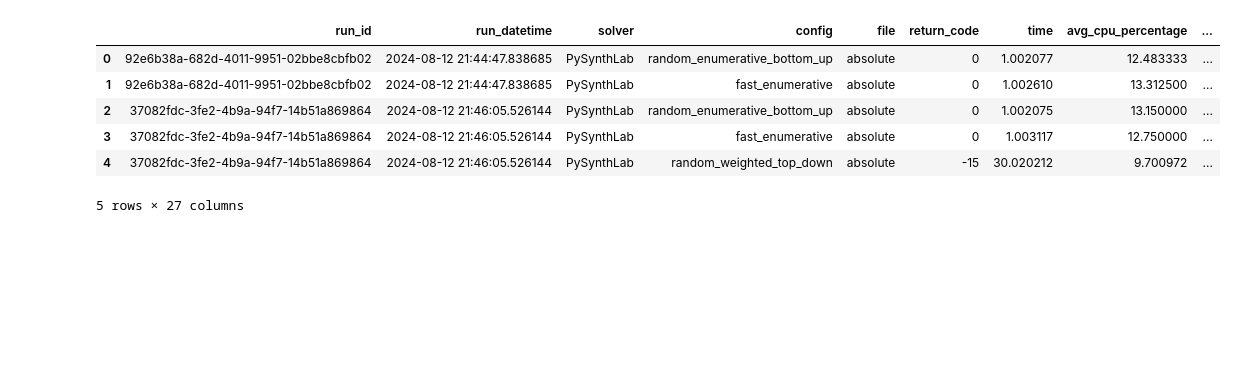
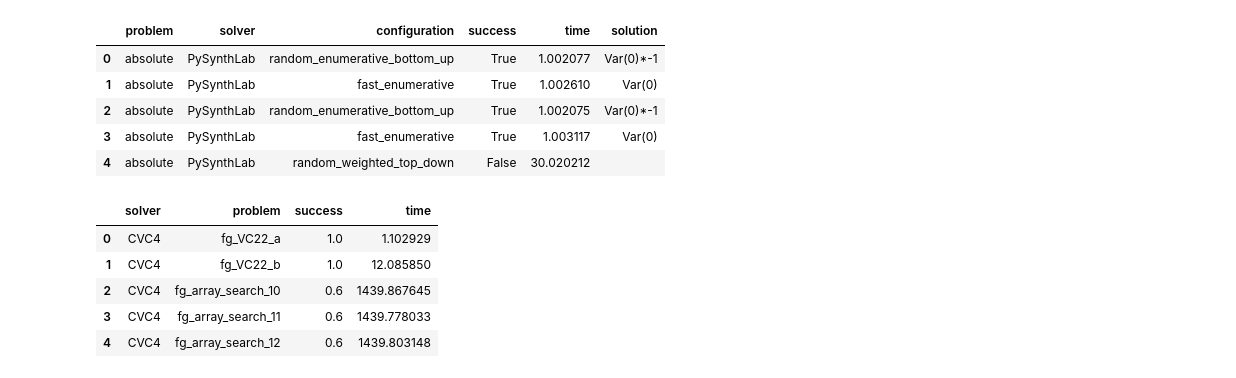
Before and after one commit to gschandan/PySynthLab, a Jupyter notebook: src/evaluation/comparison_other_solvers.ipynb, the cells around one changed output. Saved outputs shown, nothing was run; the diff lists cells and outputs as text; code cells hidden in the pictures; blank space fills up the shorter version.

Commit message:
analysing the older results

```diff
--- a/src/evaluation/comparison_other_solvers.ipynb
+++ b/src/evaluation/comparison_other_solvers.ipynb
@@ -7,6 +7,7 @@ df_pysynthlab = pd.read_csv('../benchmark/sygus_solver_pysynthlab_results_new.cs
 df_pysynthlab['run_datetime'] = pd.to_datetime(df_pysynthlab['run_datetime'])
 df_pysynthlab['solver'] = 'PySynthLab'
 df_pysynthlab['config'] = df_pysynthlab['config'].str.split('/').str[-1].str.replace('.yaml', '').str.replace('benchmark_','')
+df_pysynthlab.rename(columns={'config': 'configuration'}, inplace=True)
 df_pysynthlab['file'] = df_pysynthlab['file'].str.split('/').str[-1].str.replace('.sl', '')
 df_pysynthlab.rename(columns={'file': 'problem'}, inplace=True)
 df_pysynthlab['success'] = df_pysynthlab['return_code'] == 0
@@ -40,6 +41,7 @@ df_cvc5['config'] = (df_cvc5['config']
                 .str.replace('=', '_')
                 .str.replace(' ', '')
                 )
+df_cvc5.rename(columns={'config': 'configuration'}, inplace=True)
 df_cvc5['file'] = df_cvc5['file'].str.replace('/data/Documents/DataScience/Courses/Dissertation/problems/sygus_comp_2019_clia_track/', '').str.replace('.sl','').str.strip()
 df_cvc5.rename(columns={'file': 'problem'}, inplace=True)
 df_cvc5['solver'] = 'CVC5'
@@ -55,4 +57,24 @@ df_cvc5.head()
 | 4 | b699c394-9c7c-489d-ad5c-9ca3fb146a88 | 2024-08-11T16:52:48.609846 | CVC5 | smart_single_invocation_none | absolute | 0 | 0.101616 | 0.0 | ... |
 # %%
 df_comp = pd.read_csv('../../other_solvers/sygus_comp_2017_07_03_results/job_info.csv')
+
+def categorize_solver(solver_name):
+    solver_name = solver_name.lower()
+    if 'eusolver' in solver_name:
+        return 'EUSolver'
+    elif 'cvc4' in solver_name:
+        return 'CVC4'
+    elif 'euphony' in solver_name:
+        return 'Euphony'
+    elif 'dryadsynth' in solver_name:
+        return 'DryadSynth'
+    else:
+        return solver_name.capitalize()
+
+df_comp['benchmark'] = df_comp['benchmark'].apply(lambda x: x.split('/')[-1].split('.')[0].replace('CLIA_Track/',''))
+df_comp.rename(columns={'benchmark': 'problem'}, inplace=True)
+df_comp['solver'] = df_comp['solver'].apply(categorize_solver)
+df_comp['success'] = df_comp['status'] == 'complete'
+df_comp['solution'] = df_comp['result']
+df_comp['time'] = df_comp['cpu time']
 df_comp.head()
@@ -59,9 +88,27 @@ df_comp.head()
+# %%
+df_combined = pd.concat([
+    df_pysynthlab[['problem', 'solver', 'configuration', 'success', 'time', 'solution']],
+    df_cvc5[['problem', 'solver', 'configuration', 'success', 'time', 'solution']],
+    df_comp[['problem', 'solver', 'configuration', 'success', 'time', 'solution']]
+])
+df_combined.head()
+# %% [output]
+|  | problem | solver | configuration | success | time | solution |
+| 0 | absolute | PySynthLab | random_enumerative_bottom_up | True | 1.002077 | Var(0)*-1 |
+| 1 | absolute | PySynthLab | fast_enumerative | True | 1.002610 | Var(0) |
+| 2 | absolute | PySynthLab | random_enumerative_bottom_up | True | 1.002075 | Var(0)*-1 |
+| 3 | absolute | PySynthLab | fast_enumerative | True | 1.003117 | Var(0) |
+| 4 | absolute | PySynthLab | random_weighted_top_down | False | 30.020212 |  |
 # %%
+df_grouped = df_combined.groupby(['solver', 'problem']).agg({
+    'success': 'mean',
+    'time': 'mean'
+}).reset_index()
+df_grouped.head()
 # %% [output]
-|  | run_id | run_datetime | solver | config | file | return_code | time | avg_cpu_percentage | ... |
-| 0 | 92e6b38a-682d-4011-9951-02bbe8cbfb02 | 2024-08-12 21:44:47.838685 | PySynthLab | random_enumerative_bottom_up | absolute | 0 | 1.002077 | 12.483333 | ... |
-| 1 | 92e6b38a-682d-4011-9951-02bbe8cbfb02 | 2024-08-12 21:44:47.838685 | PySynthLab | fast_enumerative | absolute | 0 | 1.002610 | 13.312500 | ... |
-| 2 | 37082fdc-3fe2-4b9a-94f7-14b51a869864 | 2024-08-12 21:46:05.526144 | PySynthLab | random_enumerative_bottom_up | absolute | 0 | 1.002075 | 13.150000 | ... |
-| 3 | 37082fdc-3fe2-4b9a-94f7-14b51a869864 | 2024-08-12 21:46:05.526144 | PySynthLab | fast_enumerative | absolute | 0 | 1.003117 | 12.750000 | ... |
-| 4 | 37082fdc-3fe2-4b9a-94f7-14b51a869864 | 2024-08-12 21:46:05.526144 | PySynthLab | random_weighted_top_down | absolute | -15 | 30.020212 | 9.700972 | ... |
+|  | solver | problem | success | time |
+| 0 | CVC4 | fg_VC22_a | 1.0 | 1.102929 |
+| 1 | CVC4 | fg_VC22_b | 1.0 | 12.085850 |
+| 2 | CVC4 | fg_array_search_10 | 0.6 | 1439.867645 |
+| 3 | CVC4 | fg_array_search_11 | 0.6 | 1439.778033 |
+| 4 | CVC4 | fg_array_search_12 | 0.6 | 1439.803148 |
-5 rows × 27 columns
```
Also changed, not shown: parts of 6 cells of this notebook, 2 other files.
